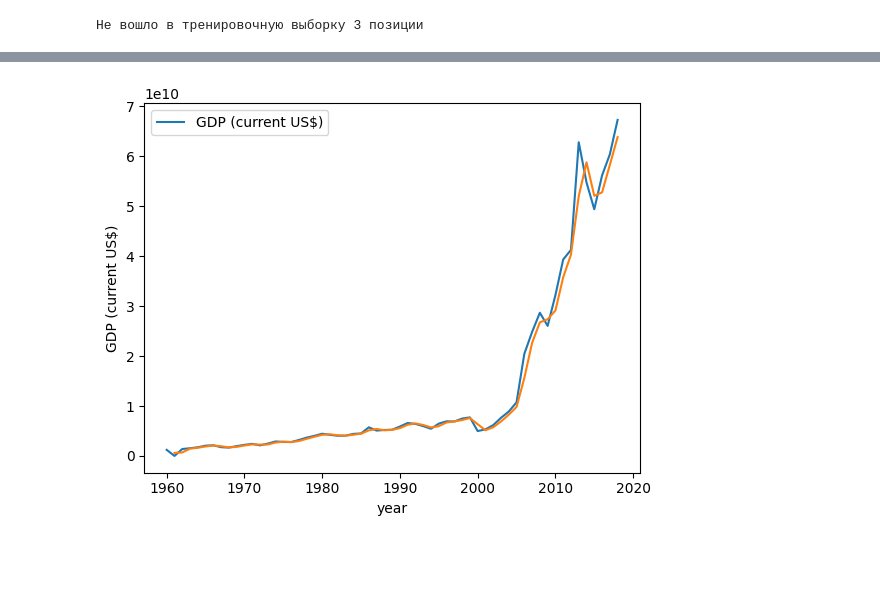
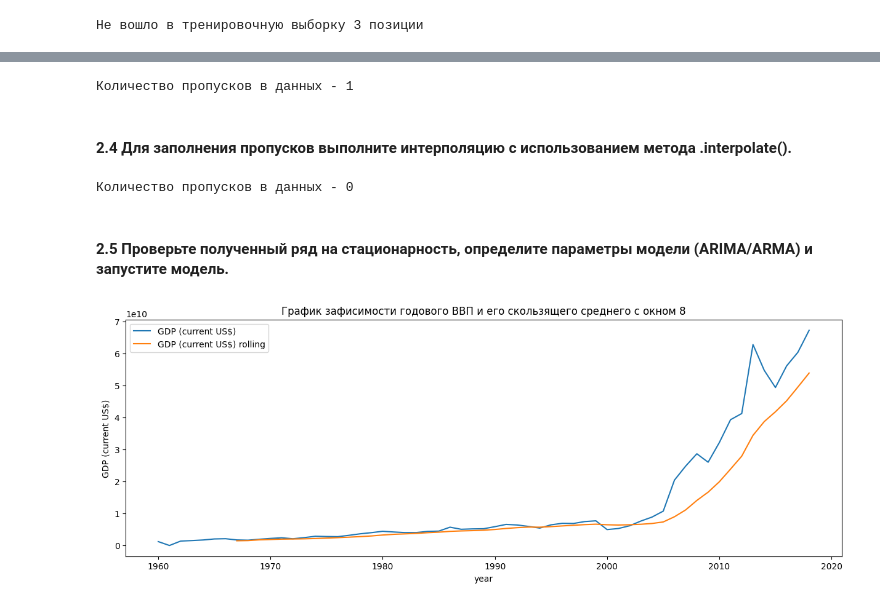
Before and after one commit to eartzhi/lessons, a Jupyter notebook: math&ml_13/math_13.ipynb, the cells around one changed output, grey strips where cells are left out. Cells and saved outputs as stored; diff of their text form; code cells hidden in the pictures; blank space fills up the shorter version.

```diff
--- a/math&ml_13/math_13.ipynb
+++ b/math&ml_13/math_13.ipynb
@@ -32,3 +35,9 @@ df_train = df[:-3]
 print(f'Не вошло в тренировочную выборку {df.shape[0] - df_train.shape[0]} позиции')
 # %% [output]
 Не вошло в тренировочную выборку 3 позиции
+# %%
+plt.rcParams["figure.figsize"] = 18, 20
+
+result = seasonal_decompose(df_train['GDP (current US$)'])
+result.plot()
+plt.show()
@@ -36,0 +360,6 @@ print(f'Не вошло в тренировочную выборку {df.shape[0
+# %%
+print(f'Количество пропусков в данных - {df.isna().sum().sum()}')
+# %% [output]
+Количество пропусков в данных - 1
+# %% [markdown]
+#### 2.4 Для заполнения пропусков выполните интерполяцию с использованием метода .interpolate().
@@ -37,11 +368,20 @@ print(f'Не вошло в тренировочную выборку {df.shape[0
+# %%
+print(f'Количество пропусков в данных - {df.isna().sum().sum()}')
+# %% [output]
+Количество пропусков в данных - 0
+# %% [markdown]
+#### 2.5 Проверьте полученный ряд на стационарность, определите параметры модели (ARIMA/ARMA) и запустите модель.
 # %%
 fig, ax = plt.subplots(figsize=(15, 5))
 
 sns.lineplot(
 df_train);
 
 sns.lineplot(
-df_train['GDP (current US$)'].rolling(window=2).mean(),
-);
+df_train['GDP (current US$)'].rolling(window=8).mean(),
+label= 'GDP (current US$) rolling',
+)
+
+ax.set(title='График зафисимости годового ВВП и его скользящего среднего с окном 8');
 # %% [output]
-[figure, old version]
+[figure, new version]
```
Also changed, not shown: parts of 75 cells of this notebook, 4 other files.
